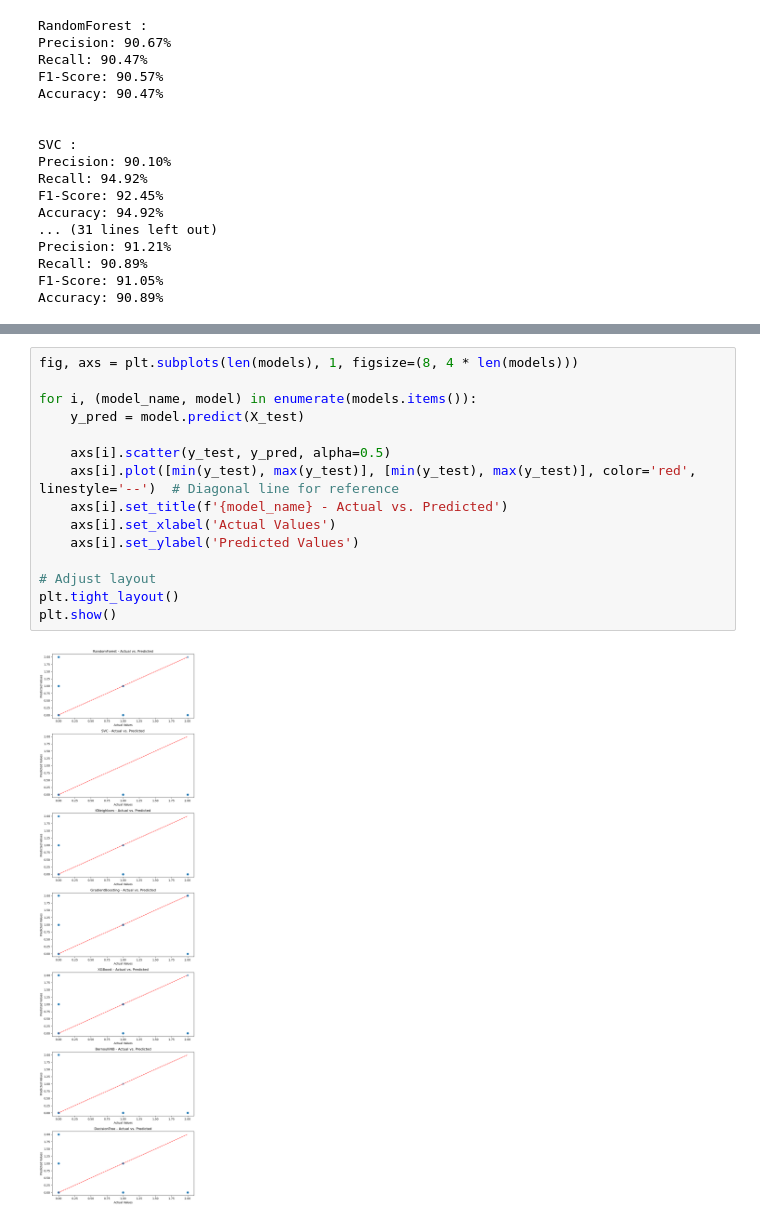
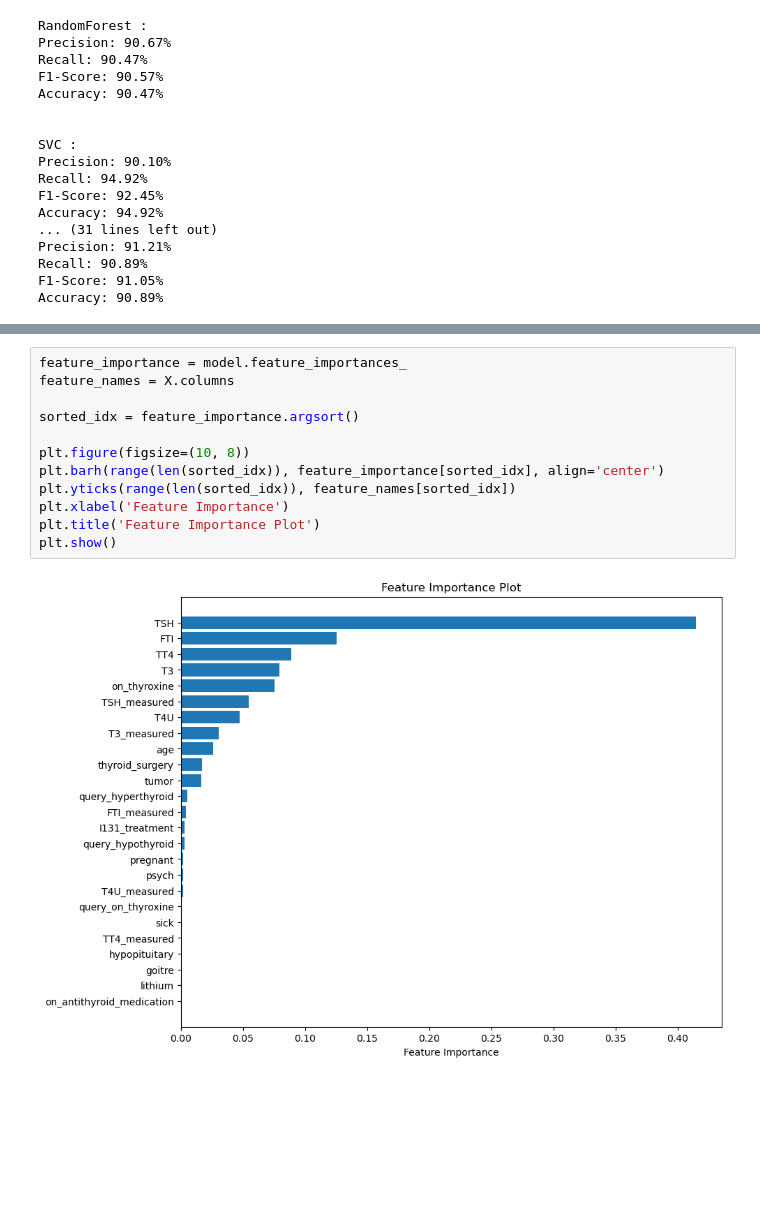
Before and after one commit to aashishops/Thyroid-Performance-Analysis, a Jupyter notebook: src/model_comp.ipynb, the cells around one changed output, grey strips where cells are left out. Cells and saved outputs as stored; diff of their text form; blank space fills up the shorter version.

```diff
--- a/src/model_comp.ipynb
+++ b/src/model_comp.ipynb
@@ -119,17 +120,14 @@ plt.show()
-# %%
-fig, axs = plt.subplots(len(models), 1, figsize=(8, 4 * len(models)))
-
-for i, (model_name, model) in enumerate(models.items()):
-    y_pred = model.predict(X_test)
-
-    axs[i].scatter(y_test, y_pred, alpha=0.5)
-    axs[i].plot([min(y_test), max(y_test)], [min(y_test), max(y_test)], color='red', linestyle='--')  # Diagonal line for reference
-    axs[i].set_title(f'{model_name} - Actual vs. Predicted')
-    axs[i].set_xlabel('Actual Values')
-    axs[i].set_ylabel('Predicted Values')
-
-# Adjust layout
-plt.tight_layout()
-plt.show()
-# %% [output]
-[figure, removed]
+# %%
+feature_importance = model.feature_importances_
+feature_names = X.columns
+
+sorted_idx = feature_importance.argsort()
+
+plt.figure(figsize=(10, 8))
+plt.barh(range(len(sorted_idx)), feature_importance[sorted_idx], align='center')
+plt.yticks(range(len(sorted_idx)), feature_names[sorted_idx])
+plt.xlabel('Feature Importance')
+plt.title('Feature Importance Plot')
+plt.show()
+# %% [output]
+[figure, added]
```
Also changed, not shown: parts of 2 cells of this notebook.
